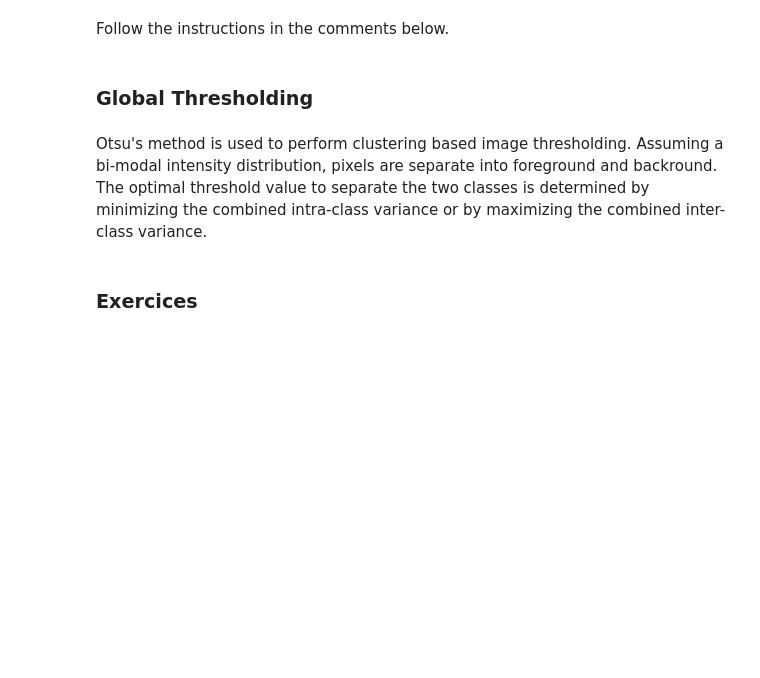
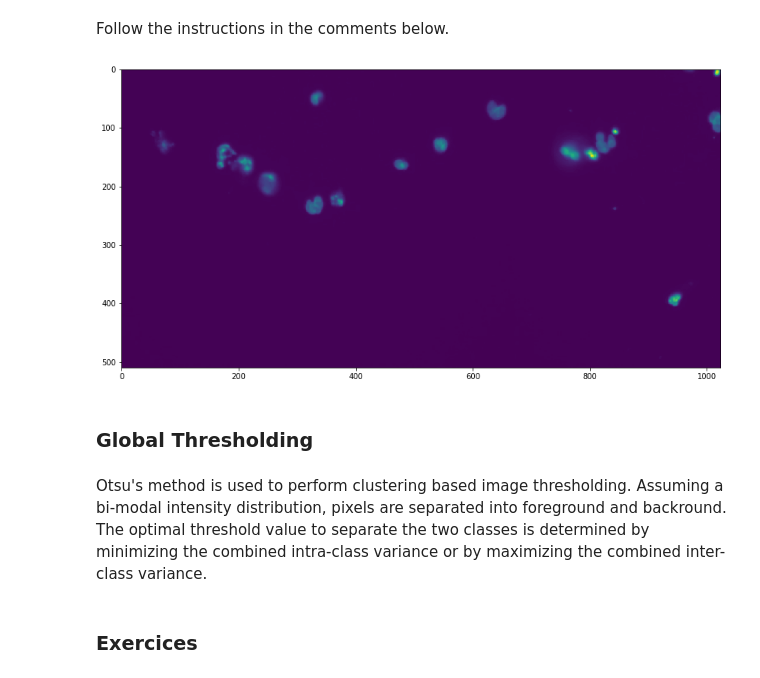
Before and after one commit to volker-baecker/jupyter-workshop-mifobio-2018, a Jupyter notebook: exercices/tuto_image_analysis_pipeline.ipynb, the cells around one changed output. Drawn from its saved outputs; the diff is of its cells as text; code cells hidden in the pictures; blank space fills up the shorter version.

```diff
--- a/exercices/tuto_image_analysis_pipeline.ipynb
+++ b/exercices/tuto_image_analysis_pipeline.ipynb
@@ -107,24 +149,31 @@ The median filter considers each pixel in the image in turn and looks at its nea
 # %% [markdown]
 Follow the instructions in the comments below.
 # %%
-# (i) Create a variable for the size of smoothing filter.
+# (i) Create a variable for the size of the smoothing filter.
 #Either the sizes of a rectangular kernel or the footprint of the kernel must be provided.
 #The size parameter, if provided, must be a sequence of sizes or a single number in which case the size of
-#the filter is assumed to be equal along each axis.
+#the filter is assumed to be equal along all axis.
 #The footprint if provided, must be an array that defines the shape of the kernel by its non-zero elements.
+filter_size = 3
 # %%
 # (ii) Perform the smoothing on the image
-# To do so, use the median filter function 'ndi.filters.median_filter' from the
+# To do so, use the median filter function 'scipy.ndimage.filters.median_filter' from the
 # image processing package ndimage, which was imported at the start of the tutorial.
-# Check out the documentation of scipy to see how to implement this function.
+# Check out the documentation of scipy to see how to use this function.
 # Allocate the output to a new variable.
+smoothed_image = scipy.ndimage.filters.median_filter(hoechst, filter_size)
 # %%
 # (iii) Visualize the result using plt.imshow and plt.show
+plt.figure(figsize=[14, 14])
+plt.imshow(smoothed_image)
+plt.show()
+# %% [output]
+[figure, added]
 # %% [markdown]
 ### Global Thresholding
 # %% [markdown]
 Otsu's method is used to perform clustering based image thresholding.
-Assuming a bi-modal intensity distribution, pixels are separate into foreground and backround.
+Assuming a bi-modal intensity distribution, pixels are separated into foreground and backround.
 The optimal threshold value to separate the two classes is determined by minimizing the combined intra-class variance
 or by maximizing the combined inter-class variance.
 # %% [markdown]
```
Also changed, not shown: parts of 16 cells of this notebook.
